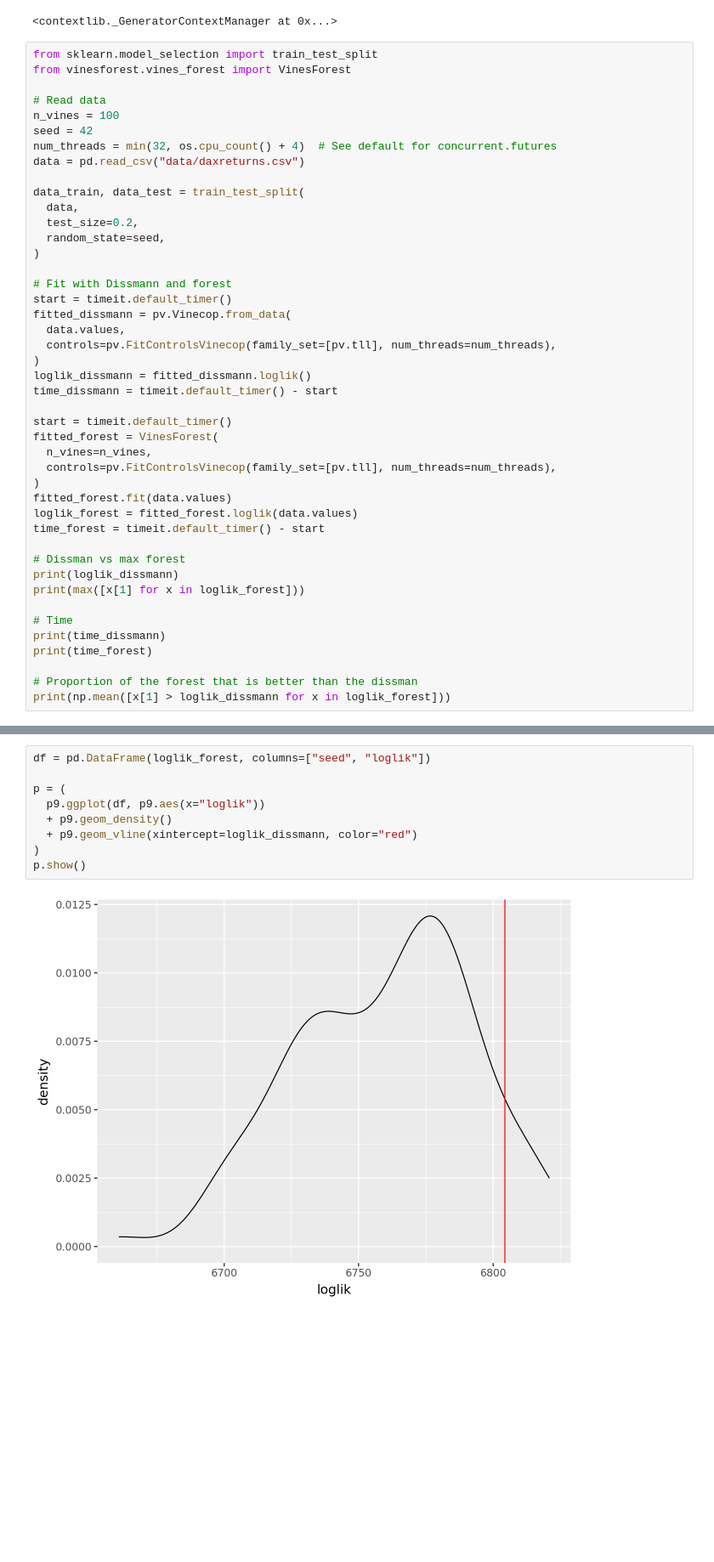
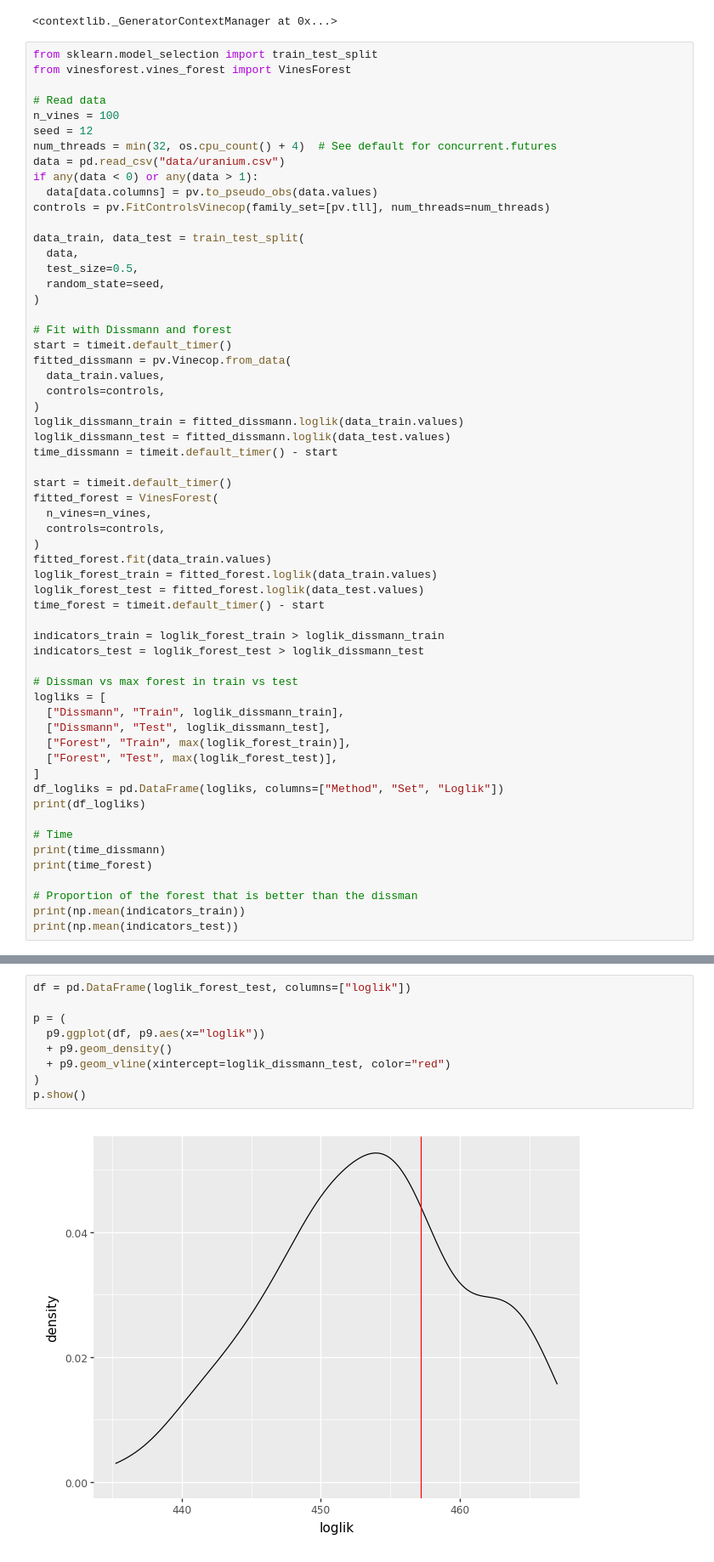
Before and after one commit to vinecopulib/pyvinecopulib, a Jupyter notebook: examples/forests/vinesforest_daxreturns.ipynb, the cells around one changed output, grey strips where cells are left out. Shown: that part at 85% size. Cells and saved outputs as stored; diff of their text form; blank space fills up the shorter version.

```diff
--- a/examples/forests/vinesforest_daxreturns.ipynb
+++ b/examples/forests/vinesforest_daxreturns.ipynb
@@ -48,41 +48,56 @@ from vinesforest.vines_forest import VinesForest
 
 # Read data
 n_vines = 100
-seed = 42
+seed = 12
 num_threads = min(32, os.cpu_count() + 4)  # See default for concurrent.futures
-data = pd.read_csv("data/daxreturns.csv")
+data = pd.read_csv("data/uranium.csv")
+if any(data < 0) or any(data > 1):
+  data[data.columns] = pv.to_pseudo_obs(data.values)
+controls = pv.FitControlsVinecop(family_set=[pv.tll], num_threads=num_threads)
 
 data_train, data_test = train_test_split(
   data,
-  test_size=0.2,
+  test_size=0.5,
   random_state=seed,
 )
 
 # Fit with Dissmann and forest
 start = timeit.default_timer()
 fitted_dissmann = pv.Vinecop.from_data(
-  data.values,
-  controls=pv.FitControlsVinecop(family_set=[pv.tll], num_threads=num_threads),
+  data_train.values,
+  controls=controls,
 )
-loglik_dissmann = fitted_dissmann.loglik()
+loglik_dissmann_train = fitted_dissmann.loglik(data_train.values)
+loglik_dissmann_test = fitted_dissmann.loglik(data_test.values)
 time_dissmann = timeit.default_timer() - start
 
 start = timeit.default_timer()
 fitted_forest = VinesForest(
   n_vines=n_vines,
-  controls=pv.FitControlsVinecop(family_set=[pv.tll], num_threads=num_threads),
+  controls=controls,
 )
-fitted_forest.fit(data.values)
-loglik_forest = fitted_forest.loglik(data.values)
+fitted_forest.fit(data_train.values)
+loglik_forest_train = fitted_forest.loglik(data_train.values)
+loglik_forest_test = fitted_forest.loglik(data_test.values)
 time_forest = timeit.default_timer() - start
 
-# Dissman vs max forest
-print(loglik_dissmann)
-print(max([x[1] for x in loglik_forest]))
+indicators_train = loglik_forest_train > loglik_dissmann_train
+indicators_test = loglik_forest_test > loglik_dissmann_test
+
+# Dissman vs max forest in train vs test
+logliks = [
+  ["Dissmann", "Train", loglik_dissmann_train],
+  ["Dissmann", "Test", loglik_dissmann_test],
+  ["Forest", "Train", max(loglik_forest_train)],
+  ["Forest", "Test", max(loglik_forest_test)],
+]
+df_logliks = pd.DataFrame(logliks, columns=["Method", "Set", "Loglik"])
+print(df_logliks)
 
 # Time
 print(time_dissmann)
 print(time_forest)
 
 # Proportion of the forest that is better than the dissman
-print(np.mean([x[1] > loglik_dissmann for x in loglik_forest]))
+print(np.mean(indicators_train))
+print(np.mean(indicators_test))
@@ -89,11 +133,11 @@ print(np.mean([x[1] > loglik_dissmann for x in loglik_forest]))
 # %%
-df = pd.DataFrame(loglik_forest, columns=["seed", "loglik"])
+df = pd.DataFrame(loglik_forest_test, columns=["loglik"])
 
 p = (
   p9.ggplot(df, p9.aes(x="loglik"))
   + p9.geom_density()
-  + p9.geom_vline(xintercept=loglik_dissmann, color="red")
+  + p9.geom_vline(xintercept=loglik_dissmann_test, color="red")
 )
 p.show()
 # %% [output]
-[figure, old version]
+[figure, new version]
```
Also changed, not shown: parts of 7 cells of this notebook, 6 other files.
